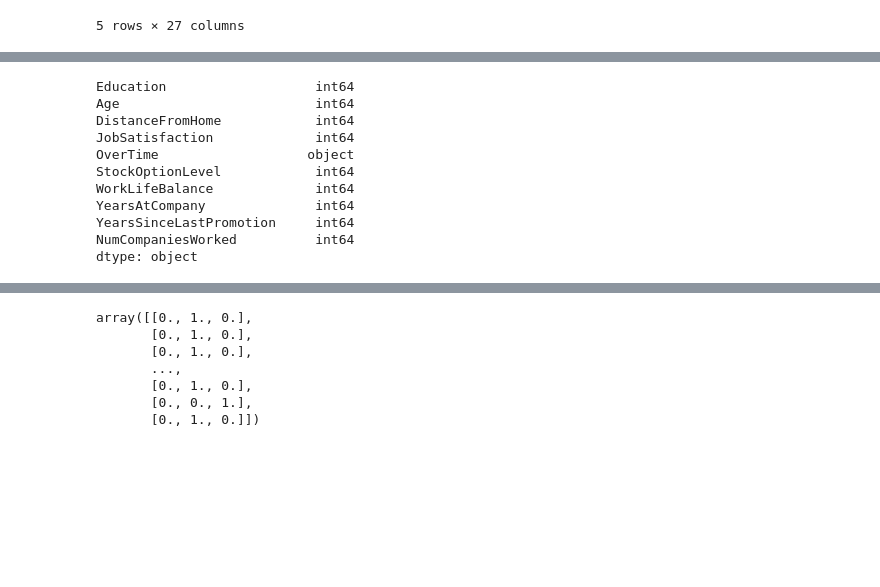
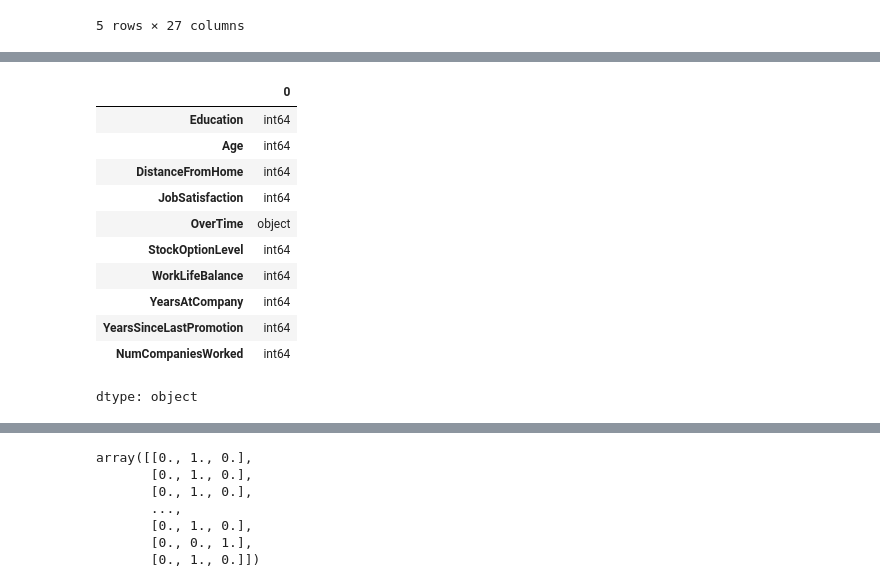
Before and after one commit to joannedonohue/neural-network-challenge-2, a Jupyter notebook: Attrition_Final.ipynb, the cells around one changed output, grey strips where cells are left out. Saved outputs shown, nothing was run; the diff lists cells and outputs as text; code cells hidden in the pictures; blank space fills up the shorter version.

```diff
--- a/Attrition_Final.ipynb
+++ b/Attrition_Final.ipynb
@@ -48,23 +61,25 @@ dtype: int64
 # %%
 # Create a list of at least 10 column names to use as X data
-
-
+X  = ['Education', 'Age', 'DistanceFromHome', 'JobSatisfaction', 'OverTime', 'StockOptionLevel', 'WorkLifeBalance', 'YearsAtCompany', 'YearsSinceLastPromotion', 'NumCompaniesWorked']
 
 # Create X_df using your selected columns
-
+X_df = attrition_df[X]
+X_df.head()
 
 # Show the data types for X_df
+X_df.dtypes
 # %% [output]
+|  | 0 |
+| Education | int64 |
+| Age | int64 |
+| DistanceFromHome | int64 |
+| JobSatisfaction | int64 |
+| OverTime | object |
+| StockOptionLevel | int64 |
+| WorkLifeBalance | int64 |
+| YearsAtCompany | int64 |
+| YearsSinceLastPromotion | int64 |
+| NumCompaniesWorked | int64 |
-Education                   int64
-Age                         int64
-DistanceFromHome            int64
-JobSatisfaction             int64
-OverTime                   object
-StockOptionLevel            int64
-WorkLifeBalance             int64
-YearsAtCompany              int64
-YearsSinceLastPromotion     int64
-NumCompaniesWorked          int64
 dtype: object
 # %%
 # Split the data into training and testing sets
```
Also changed, not shown: parts of 13 cells of this notebook.
